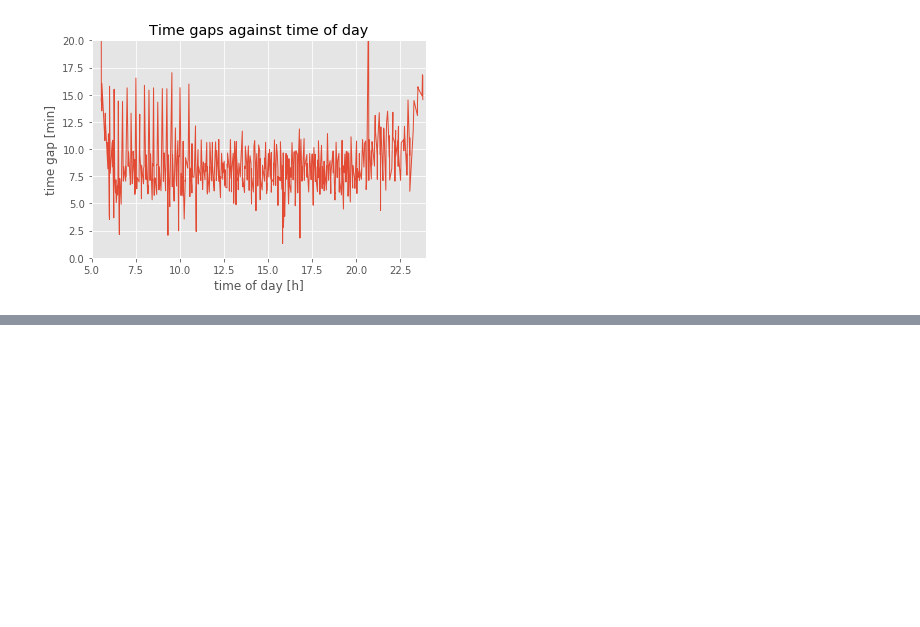
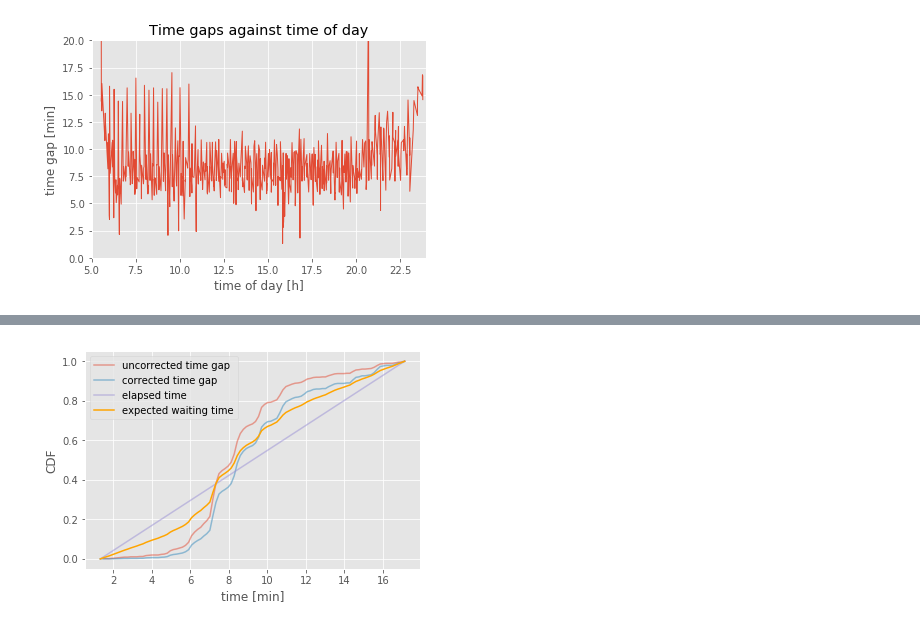
Before and after one commit to fdelia/VBZ-Fahrzeiten, a Jupyter notebook: VBZ Fahrzeiten Prediction.ipynb, the cells around one changed output, grey strips where cells are left out. Drawn from its saved outputs; the diff is of its cells as text; code cells hidden in the pictures; blank space fills up the shorter version.

```diff
--- a/VBZ Fahrzeiten Prediction.ipynb
+++ b/VBZ Fahrzeiten Prediction.ipynb
@@ -310 +318,31 @@ plt.show()
 * How long does he have to wait?
+# %%
+# "Elapsed time" has uniform distribution
+n_elapsed_pmf = numpy.full(len(bins[1:]), 1./len(bins[1:]))
+
+# Time gap - elapsed time = waiting time for passenger
+n_waiting_pmf = []
+n_waiting_pmf = numpy.add(n_pmf, n_elapsed_pmf)
+#print(n_waiting_pmf)
+
+# Normalize
+n_waiting_pmf /= numpy.sum(n_waiting_pmf, axis=0)
+#print(n_waiting_pmf) # Todo: Negative values are not possible!
+
+# Calculate CDFs
+n_waiting = [0]
+for val in n_waiting_pmf: n_waiting.append(n_waiting[-1] + val)
+n_elapsed = [0]
+for val in n_elapsed_pmf: n_elapsed.append(n_elapsed[-1] + val)
+
+plt.plot(bins[1:], n, label='uncorrected time gap', alpha=0.5)
+plt.plot(bins, n_cor, label='corrected time gap', alpha=0.5)
+plt.plot(bins, n_elapsed, label='elapsed time', alpha=0.5)
+plt.plot(bins, n_waiting, label='expected waiting time', color='orange')
+plt.xlabel('time [min]')
+plt.ylabel('CDF')
+
+plt.legend()
+plt.show()
+# %% [output]
+[figure, added]
```
Also changed, not shown: parts of 4 cells of this notebook.
